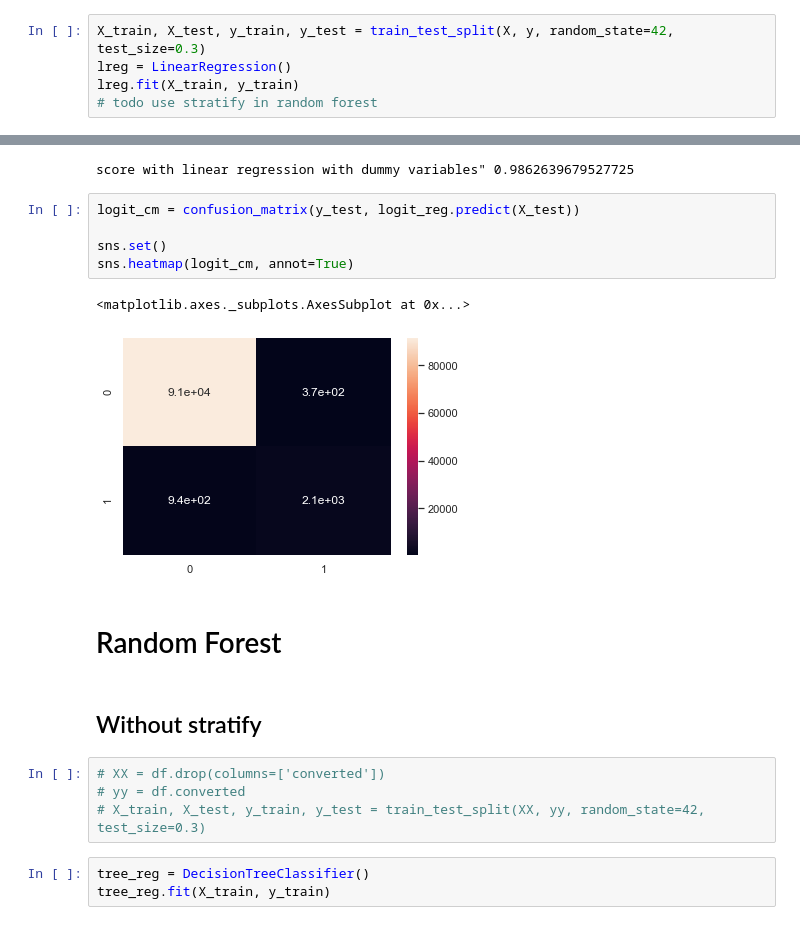
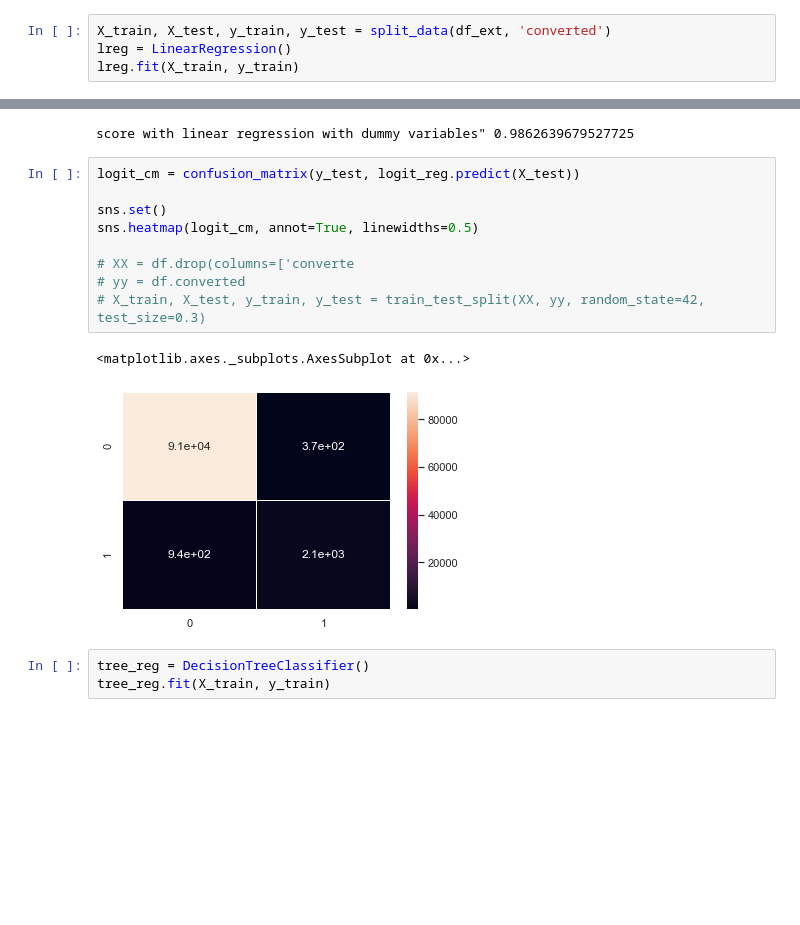
Before and after one commit to MicrexIT/conversion_rate, a Jupyter notebook: cr/notebook/conversion.ipynb, the cells around one changed output, grey strips where cells are left out. Saved outputs shown, nothing was run; the diff lists cells and outputs as text; blank space fills up the shorter version.

```diff
--- a/cr/notebook/conversion.ipynb
+++ b/cr/notebook/conversion.ipynb
@@ -88,8 +76,7 @@ X.head()
 # %%
-X_train, X_test, y_train, y_test = train_test_split(X, y, random_state=42, test_size=0.3)
+X_train, X_test, y_train, y_test = split_data(df_ext, 'converted')
 lreg = LinearRegression()
 lreg.fit(X_train, y_train)
-# todo use stratify in random forest
 # %% [output]
 LinearRegression(copy_X=True, fit_intercept=True, n_jobs=None, normalize=False)
 # %%
@@ -108,20 +95,15 @@ score with linear regression with dummy variables" 0.9862639679527725
 # %%
 logit_cm = confusion_matrix(y_test, logit_reg.predict(X_test))
 
 sns.set()
-sns.heatmap(logit_cm, annot=True)
+sns.heatmap(logit_cm, annot=True, linewidths=0.5)
+
+# XX = df.drop(columns=['converte
+# yy = df.converted
+# X_train, X_test, y_train, y_test = train_test_split(XX, yy, random_state=42, test_size=0.3)
 # %% [output]
 <matplotlib.axes._subplots.AxesSubplot at 0x...>
-[figure, old version]
+[figure, new version]
-# %% [markdown]
-
-# Random Forest
-# %% [markdown]
-## Without stratify
-# %%
-# XX = df.drop(columns=['converted'])
-# yy = df.converted
-# X_train, X_test, y_train, y_test = train_test_split(XX, yy, random_state=42, test_size=0.3)
 # %%
 tree_reg = DecisionTreeClassifier()
 tree_reg.fit(X_train, y_train)
```
Also changed, not shown: parts of 6 cells of this notebook, 2 other files.
